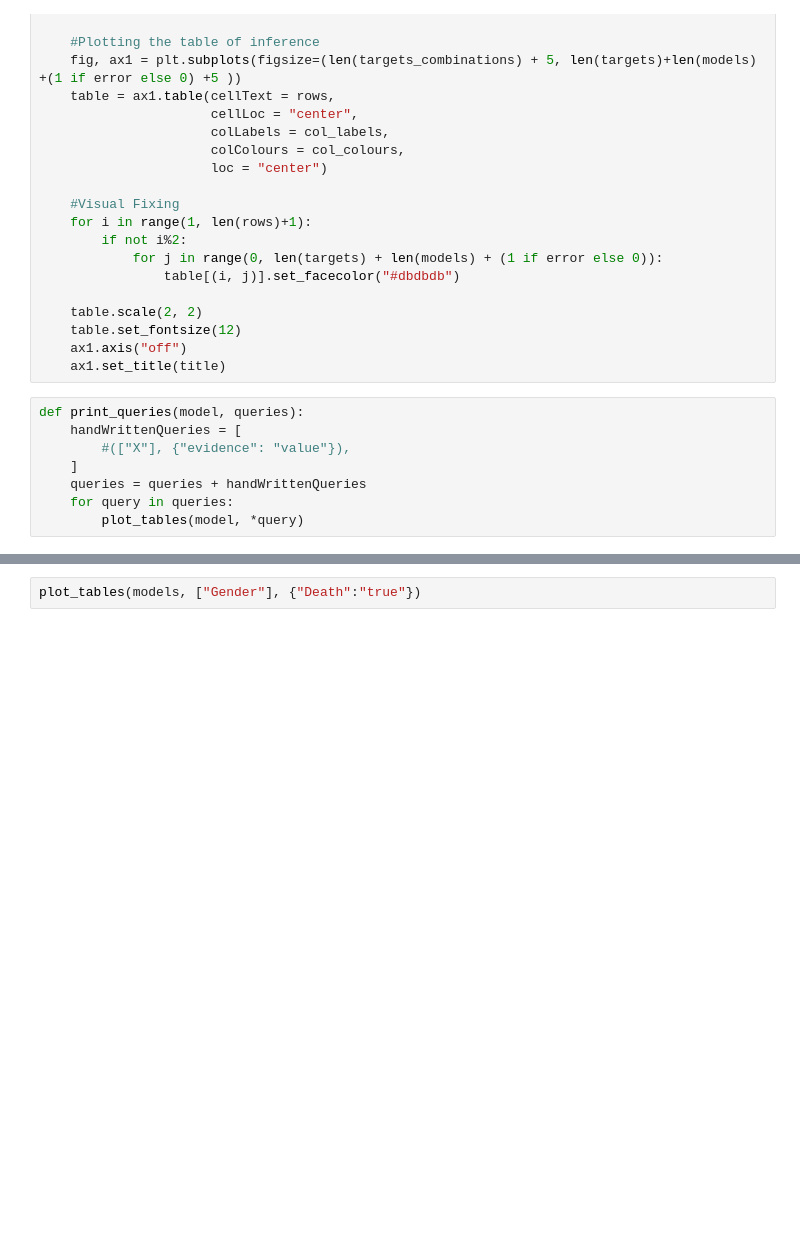
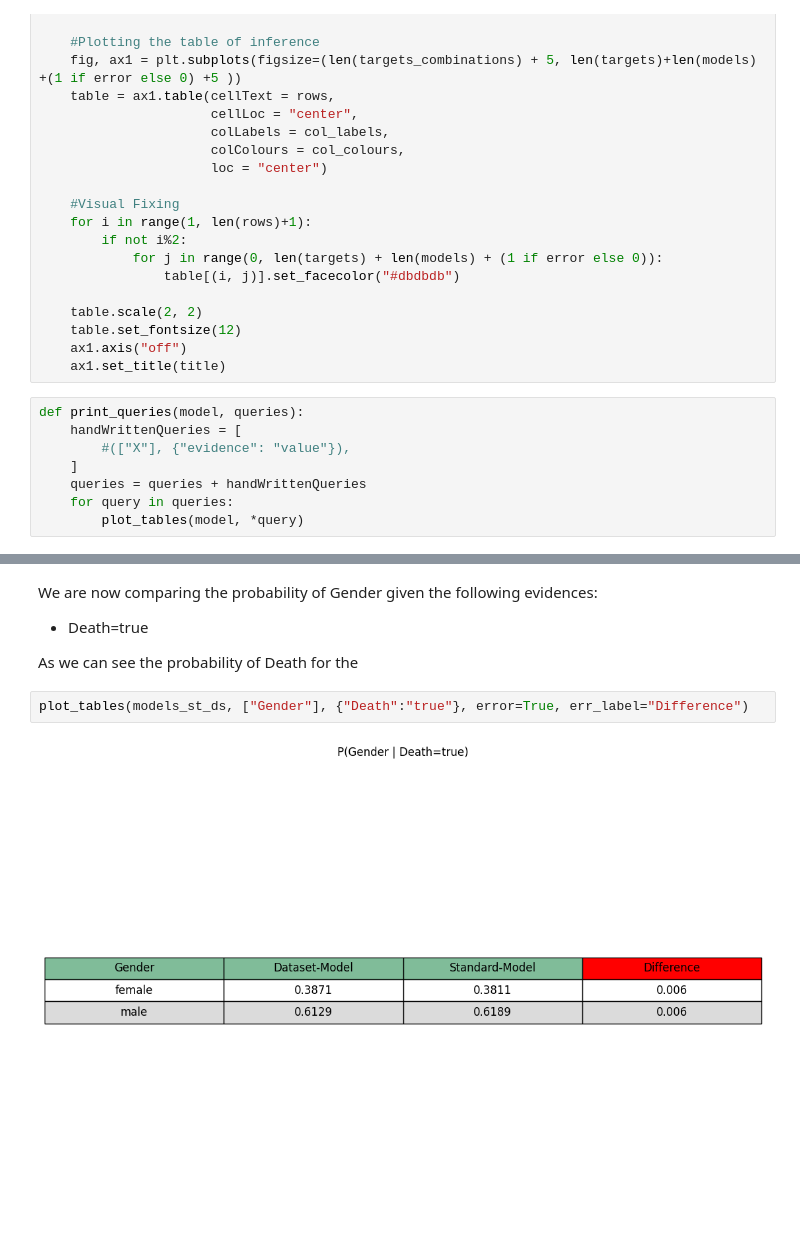
Before and after one commit to AndreaZecca/ByeBayes, a Jupyter notebook: project.ipynb, the cells around one changed output, grey strips where cells are left out. Drawn from its saved outputs; the diff is of its cells as text; blank space fills up the shorter version.

```diff
--- a/project.ipynb
+++ b/project.ipynb
@@ -576,2 +659,10 @@ plot_tables(models, ["Age-range"], {"Respiratory-infection":"true"})
+# %% [markdown]
+
+We are now comparing the probability of Gender given the following evidences:
+- Death=true
+
+As we can see the probability of Death for the
 # %%
-plot_tables(models, ["Gender"], {"Death":"true"})
+plot_tables(models_st_ds, ["Gender"], {"Death":"true"}, error=True, err_label="Difference")
+# %% [output]
+[figure, added]
```
Also changed, not shown: parts of 32 cells of this notebook, 3 other files.
